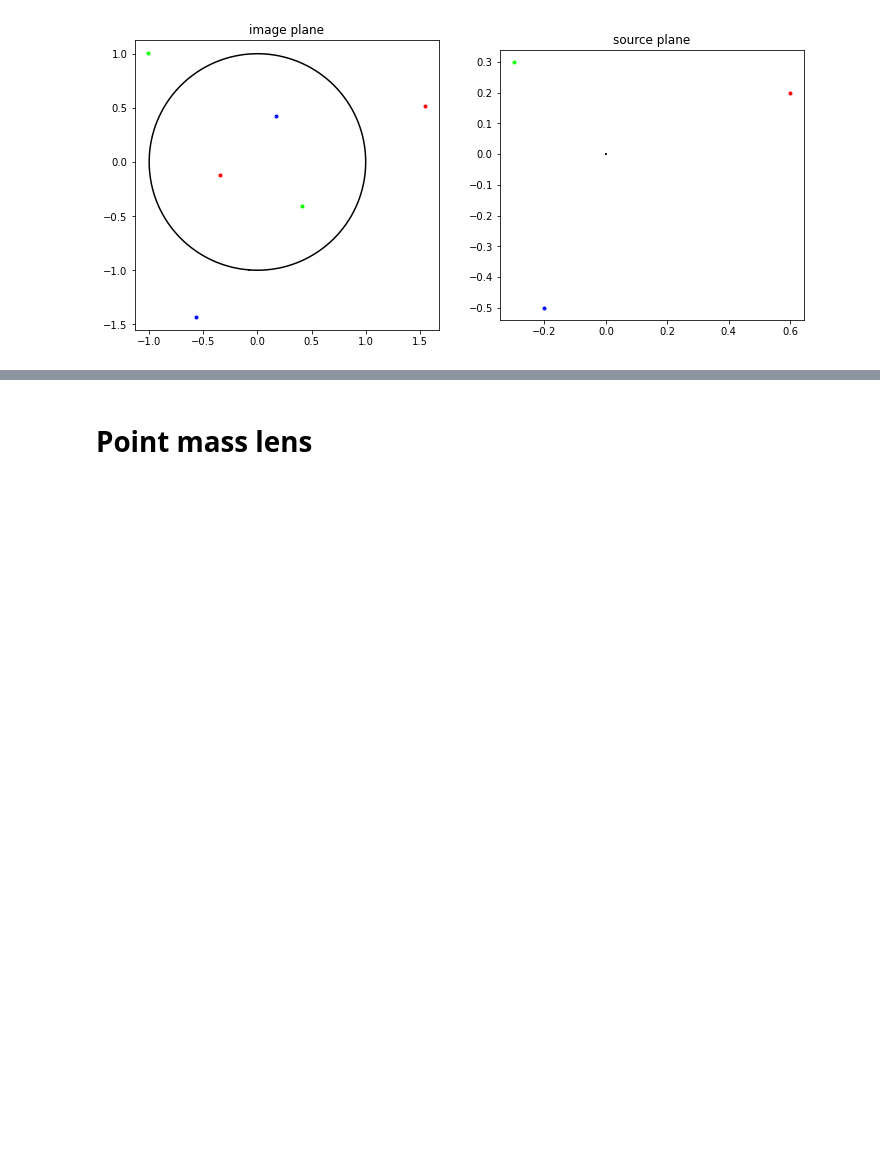
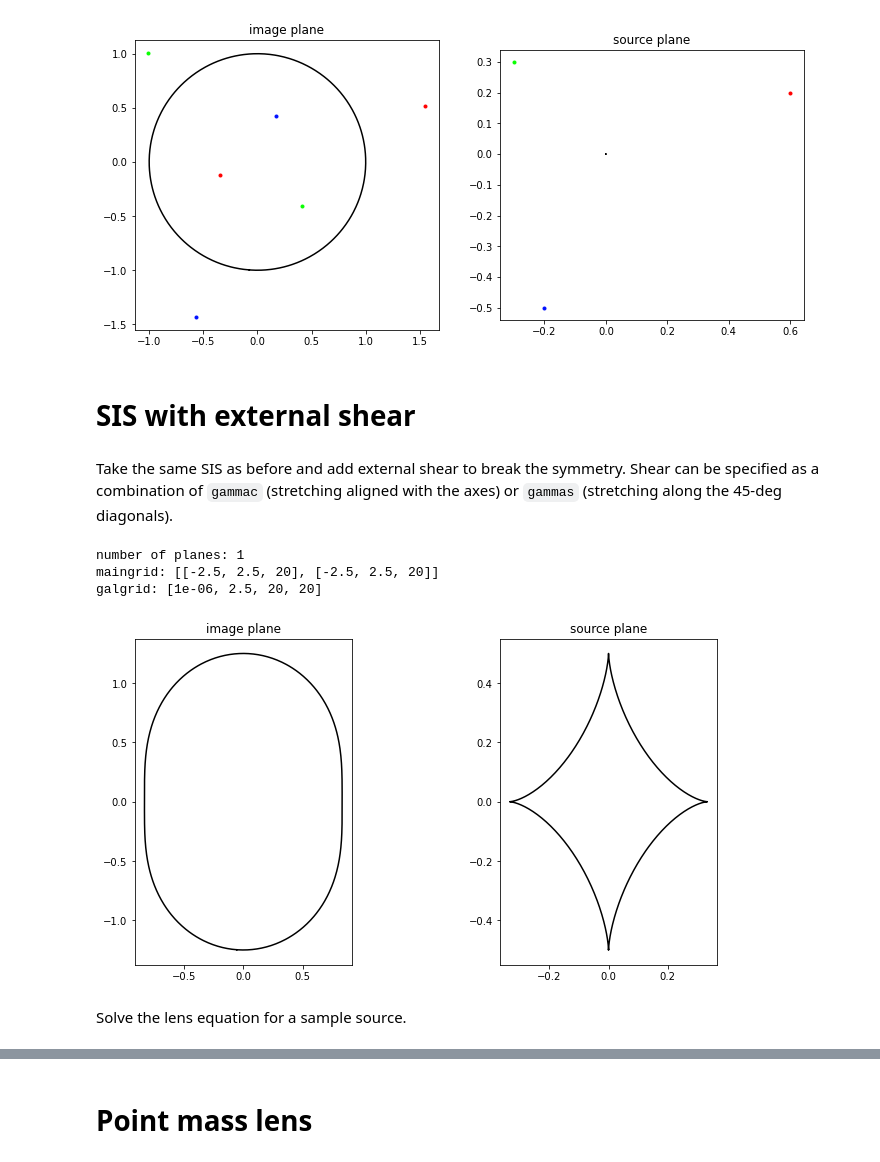
Before and after one commit to chuckkeeton/pygravlens, a Jupyter notebook: basic-examples.ipynb, the cells around one changed output, grey strips where cells are left out. Cells and saved outputs as stored; diff of their text form; code cells hidden in the pictures; blank space fills up the shorter version.

Commit message:
add example of SIS+shear

```diff
--- a/basic-examples.ipynb
+++ b/basic-examples.ipynb
@@ -78,3 +78,20 @@ We can even include multiple sources. Here each source/image set is a different
 model.plot(src=[[0.6,0.2],[-0.3,0.3],[-0.2,-0.5]])
 # %% [output]
 [figure]
+# %% [markdown]
+# SIS with external shear
+# %% [markdown]
+Take the same SIS as before and add external shear to break the symmetry. Shear can be specified as a combination of `gammac` (stretching aligned with the axes) or `gammas` (stretching along the 45-deg diagonals).
+# %%
+plane = gl.lensplane('SIS',[0.0,0.0,1.0],gammac=0.2)
+model = gl.lensmodel([plane])
+model.info()
+model.tile()
+model.plot()
+# %% [output]
+number of planes: 1
+maingrid: [[-2.5, 2.5, 20], [-2.5, 2.5, 20]]
+galgrid: [1e-06, 2.5, 20, 20]
+[figure, added]
+# %% [markdown]
+Solve the lens equation for a sample source.
```
Also changed, not shown: parts of 8 cells of this notebook, 1 other file.
